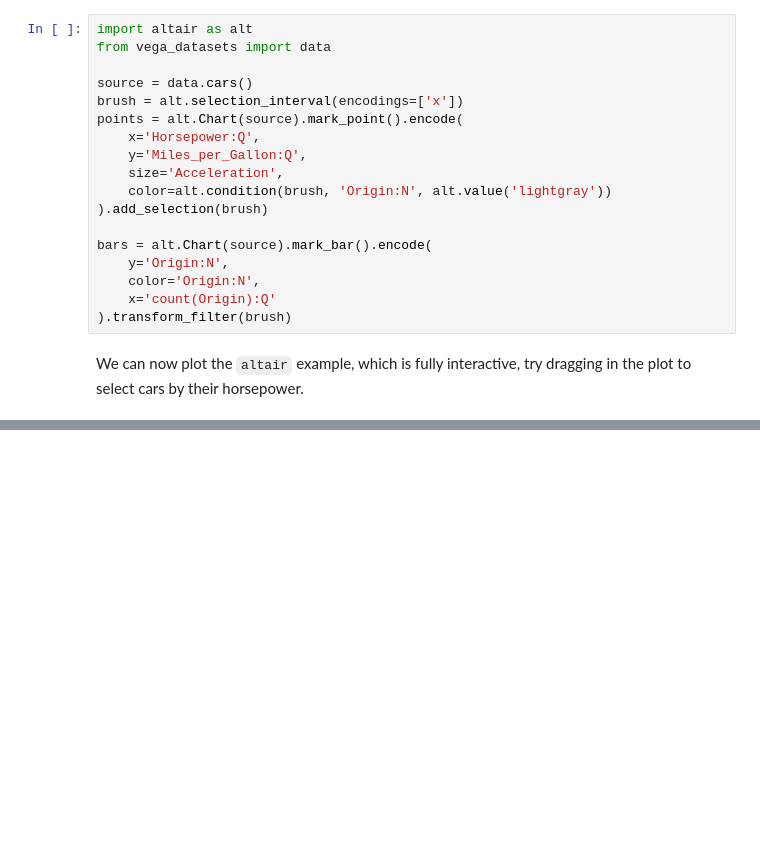
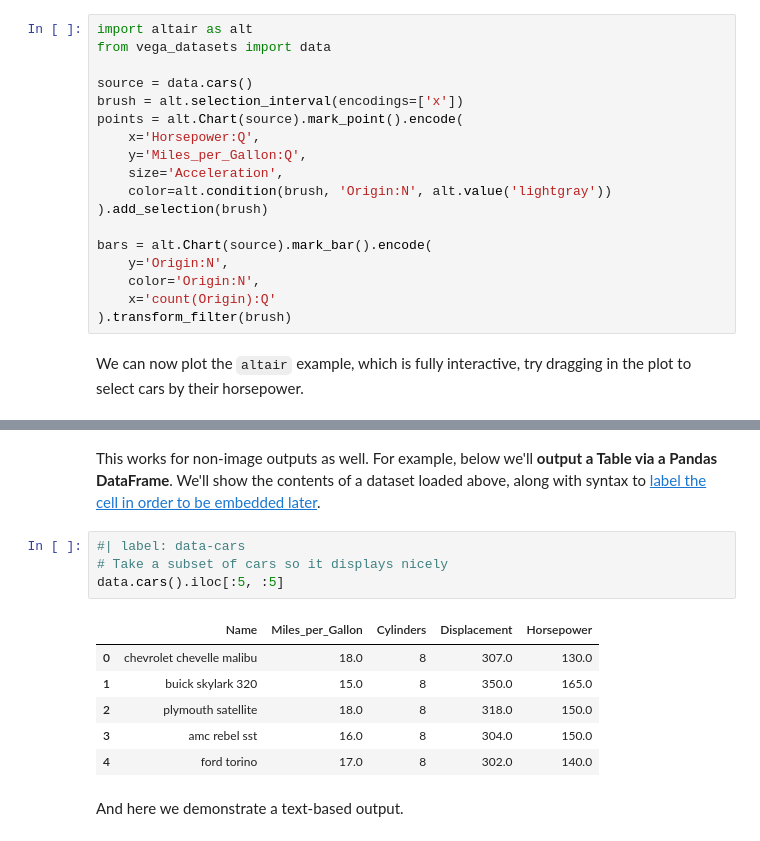
Before and after one commit to jupyter-book/mystmd, a Jupyter notebook: docs/interactive-notebooks.ipynb, the cells around one changed output, grey strips where cells are left out. Saved outputs shown, nothing was run; the diff lists cells and outputs as text; blank space fills up the shorter version.

Commit message:
Update Jupyter documentation

```diff
--- a/docs/interactive-notebooks.ipynb
+++ b/docs/interactive-notebooks.ipynb
@@ -33,3 +33,20 @@ We can now plot the `altair` example, which is fully interactive, try dragging i
 points & bars
 # %% [output]
 [interactive output not drawn]
+# %% [markdown]
+This works for non-image outputs as well.
+For example, below we'll **output a Table via a Pandas DataFrame**.
+We'll show the contents of a dataset loaded above, along with syntax to [label the cell in order to be embedded later](reuse-jupyter-outputs.md).
+# %%
+#| label: data-cars
+# Take a subset of cars so it displays nicely
+data.cars().iloc[:5, :5]
+# %% [output]
+|  | Name | Miles_per_Gallon | Cylinders | Displacement | Horsepower |
+| 0 | chevrolet chevelle malibu | 18.0 | 8 | 307.0 | 130.0 |
+| 1 | buick skylark 320 | 15.0 | 8 | 350.0 | 165.0 |
+| 2 | plymouth satellite | 18.0 | 8 | 318.0 | 150.0 |
+| 3 | amc rebel sst | 16.0 | 8 | 304.0 | 150.0 |
+| 4 | ford torino | 17.0 | 8 | 302.0 | 140.0 |
+# %% [markdown]
+And here we demonstrate a text-based output.
```
Also changed, not shown: parts of 4 cells of this notebook, 3 other files.
